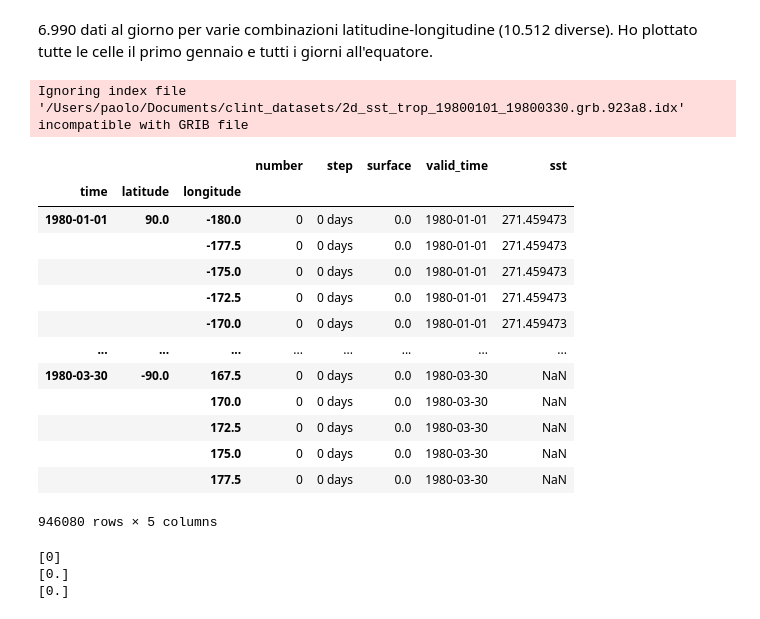
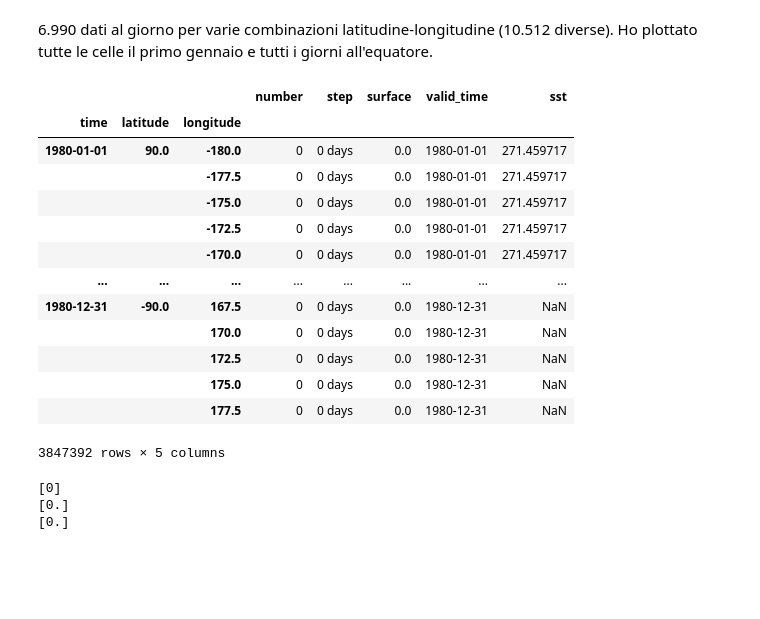
Before and after one commit to PaoloBonettiPolimi/TC, a Jupyter notebook: Paolo/notebooks/1) TC.ipynb, the cells around one changed output. Cells and saved outputs as stored; diff of their text form; code cells hidden in the pictures; blank space fills up the shorter version.

```diff
--- a/Paolo/notebooks/1) TC.ipynb
+++ b/Paolo/notebooks/1) TC.ipynb
@@ -58,25 +51,24 @@ Una riga per ciascun giorno del 1980, sst in 6 regioni differenti, dati giornali
 6.990 dati al giorno per varie combinazioni latitudine-longitudine (10.512 diverse).
 Ho plottato tutte le celle il primo gennaio e tutti i giorni all'equatore.
 # %%
-ds = xr.open_dataset("/Users/paolo/Documents/clint_datasets/2d_sst_trop_19800101_19800330.grb")
+ds = xr.open_dataset("/Users/paolo/Desktop/tc_data/2d_sst_trop_19800101_19801231.grb")
 sst_trop_bidim = ds.to_dataframe()
 sst_trop_bidim
 # %% [output]
+|  |  |  | number | step | surface | valid_time | sst |
+| time | latitude | longitude |  |  |  |  |  |
+| 1980-01-01 | 90.0 | -180.0 | 0 | 0 days | 0.0 | 1980-01-01 | 271.459717 |
+|  |  | -177.5 | 0 | 0 days | 0.0 | 1980-01-01 | 271.459717 |
+|  |  | -175.0 | 0 | 0 days | 0.0 | 1980-01-01 | 271.459717 |
+|  |  | -172.5 | 0 | 0 days | 0.0 | 1980-01-01 | 271.459717 |
+|  |  | -170.0 | 0 | 0 days | 0.0 | 1980-01-01 | 271.459717 |
+| ... | ... | ... | ... | ... | ... | ... | ... |
+| 1980-12-31 | -90.0 | 167.5 | 0 | 0 days | 0.0 | 1980-12-31 | NaN |
+|  |  | 170.0 | 0 | 0 days | 0.0 | 1980-12-31 | NaN |
+|  |  | 172.5 | 0 | 0 days | 0.0 | 1980-12-31 | NaN |
+|  |  | 175.0 | 0 | 0 days | 0.0 | 1980-12-31 | NaN |
+|  |  | 177.5 | 0 | 0 days | 0.0 | 1980-12-31 | NaN |
-Ignoring index file '/Users/paolo/Documents/clint_datasets/2d_sst_trop_19800101_19800330.grb.923a8.idx' incompatible with GRIB file
+3847392 rows × 5 columns
-|  |  |  | number | step | surface | valid_time | sst |
-| time | latitude | longitude |  |  |  |  |  |
-| 1980-01-01 | 90.0 | -180.0 | 0 | 0 days | 0.0 | 1980-01-01 | 271.459473 |
-|  |  | -177.5 | 0 | 0 days | 0.0 | 1980-01-01 | 271.459473 |
-|  |  | -175.0 | 0 | 0 days | 0.0 | 1980-01-01 | 271.459473 |
-|  |  | -172.5 | 0 | 0 days | 0.0 | 1980-01-01 | 271.459473 |
-|  |  | -170.0 | 0 | 0 days | 0.0 | 1980-01-01 | 271.459473 |
-| ... | ... | ... | ... | ... | ... | ... | ... |
-| 1980-03-30 | -90.0 | 167.5 | 0 | 0 days | 0.0 | 1980-03-30 | NaN |
-|  |  | 170.0 | 0 | 0 days | 0.0 | 1980-03-30 | NaN |
-|  |  | 172.5 | 0 | 0 days | 0.0 | 1980-03-30 | NaN |
-|  |  | 175.0 | 0 | 0 days | 0.0 | 1980-03-30 | NaN |
-|  |  | 177.5 | 0 | 0 days | 0.0 | 1980-03-30 | NaN |
-946080 rows × 5 columns
 # %%
 print(sst_trop_bidim.step.unique())
 print(sst_trop_bidim.surface.unique())
```
Also changed, not shown: parts of 6 cells of this notebook, 5 other files.
